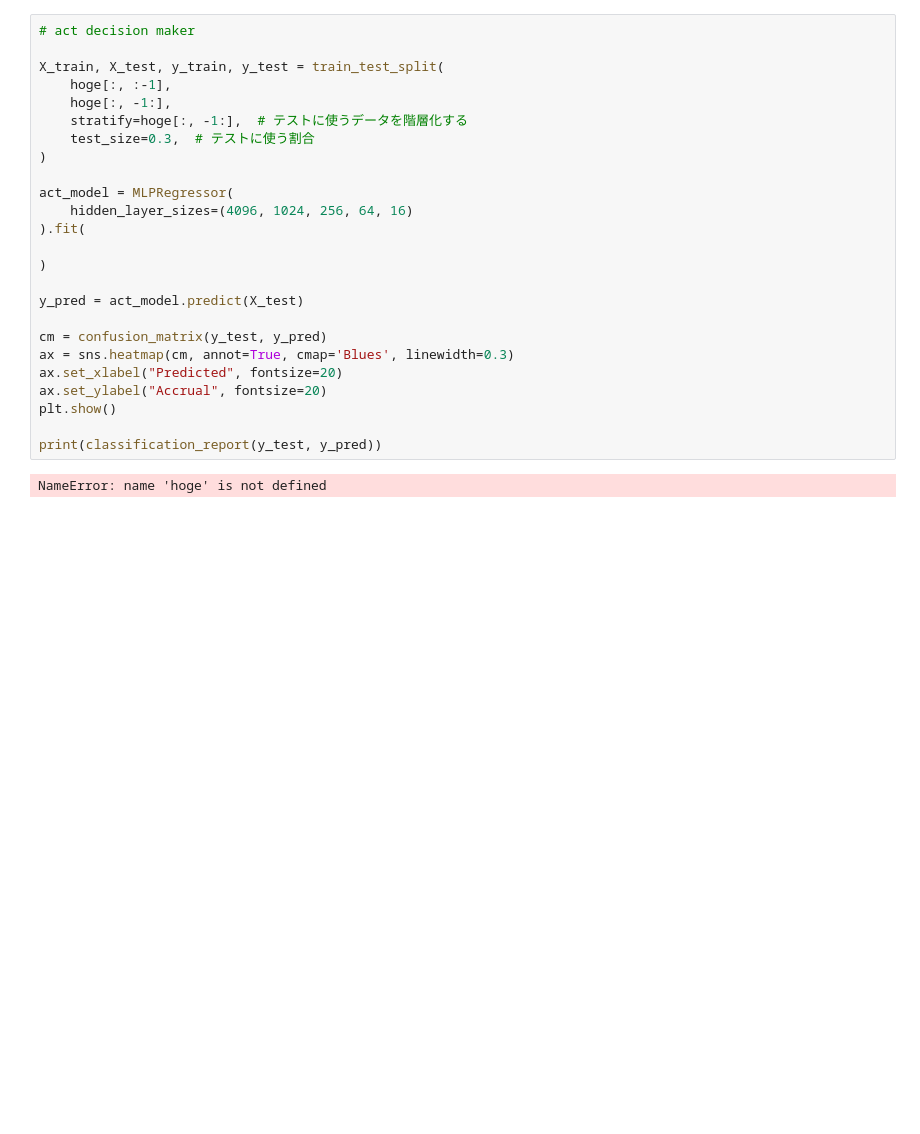
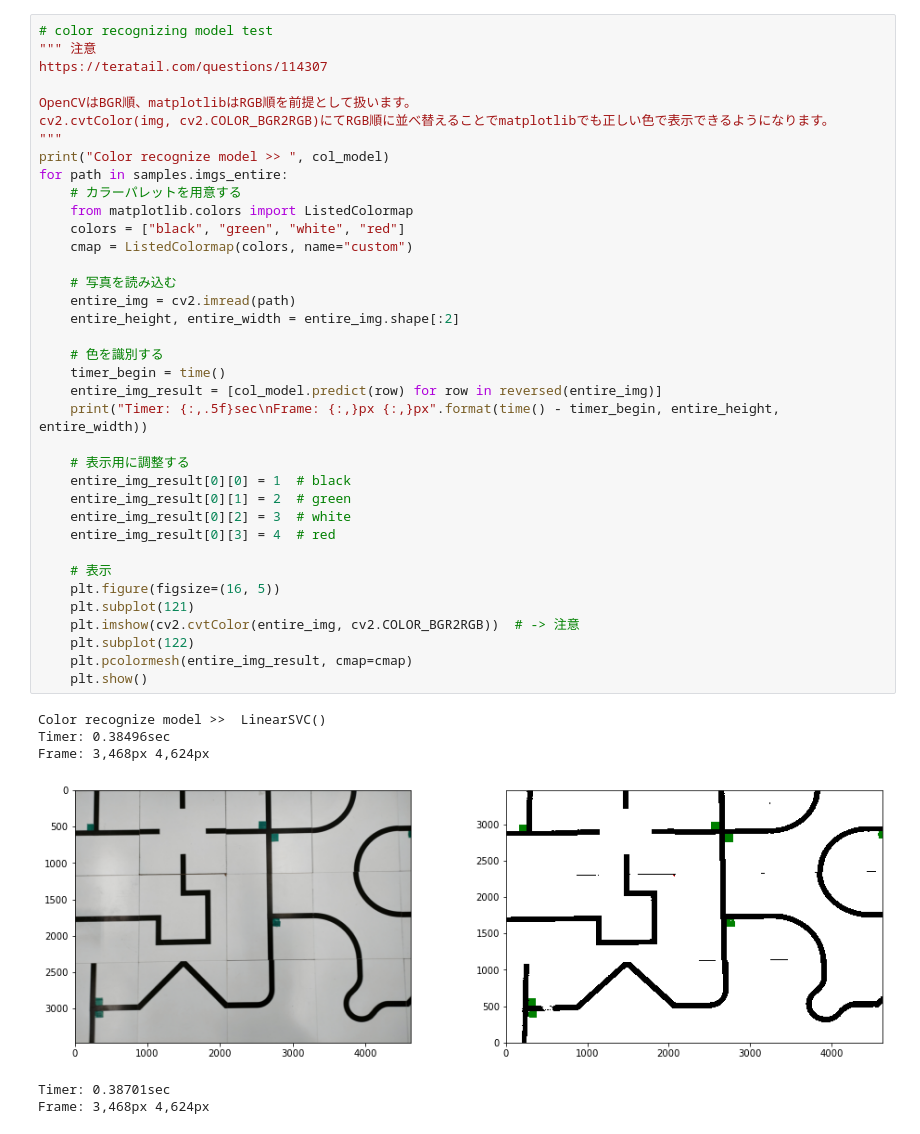
Before and after one commit to hashin2425/RoboCup_Cam, a Jupyter notebook: model_two/make_model.ipynb, the cells around one changed output. Drawn from its saved outputs; the diff is of its cells as text; blank space fills up the shorter version.

```diff
--- a/model_two/make_model.ipynb
+++ b/model_two/make_model.ipynb
@@ -155,27 +138,44 @@ weighted avg       1.00      1.00      1.00    552960
-# %%
-# act decision maker
-
-X_train, X_test, y_train, y_test = train_test_split(
-    hoge[:, :-1],
-    hoge[:, -1:],
-    stratify=hoge[:, -1:],  # テストに使うデータを階層化する
-    test_size=0.3,  # テストに使う割合
-)
-
-act_model = MLPRegressor(
-    hidden_layer_sizes=(4096, 1024, 256, 64, 16)
-).fit(
-
-)
-
-y_pred = act_model.predict(X_test)
-
-cm = confusion_matrix(y_test, y_pred)
-ax = sns.heatmap(cm, annot=True, cmap='Blues', linewidth=0.3)
-ax.set_xlabel("Predicted", fontsize=20)
-ax.set_ylabel("Accrual", fontsize=20)
-plt.show()
-
-print(classification_report(y_test, y_pred))
-# %% [output]
-NameError: name 'hoge' is not defined
+# %%
+# color recognizing model test
+""" 注意
+https://teratail.com/questions/114307
+
+OpenCVはBGR順、matplotlibはRGB順を前提として扱います。
+cv2.cvtColor(img, cv2.COLOR_BGR2RGB)にてRGB順に並べ替えることでmatplotlibでも正しい色で表示できるようになります。
+"""
+print("Color recognize model >> ", col_model)
+for path in samples.imgs_entire:
+    # カラーパレットを用意する
+    from matplotlib.colors import ListedColormap
+    colors = ["black", "green", "white", "red"]
+    cmap = ListedColormap(colors, name="custom")
+
+    # 写真を読み込む
+    entire_img = cv2.imread(path)
+    entire_height, entire_width = entire_img.shape[:2]
+
+    # 色を識別する
+    timer_begin = time()
+    entire_img_result = [col_model.predict(row) for row in reversed(entire_img)]
+    print("Timer: {:,.5f}sec\nFrame: {:,}px {:,}px".format(time() - timer_begin, entire_height, entire_width))
+
+    # 表示用に調整する
+    entire_img_result[0][0] = 1  # black
+    entire_img_result[0][1] = 2  # green
+    entire_img_result[0][2] = 3  # white
+    entire_img_result[0][3] = 4  # red
+
+    # 表示
+    plt.figure(figsize=(16, 5))
+    plt.subplot(121)
+    plt.imshow(cv2.cvtColor(entire_img, cv2.COLOR_BGR2RGB))  # -> 注意
+    plt.subplot(122)
+    plt.pcolormesh(entire_img_result, cmap=cmap)
+    plt.show()
+# %% [output]
+Color recognize model >>  LinearSVC()
+Timer: 0.38496sec
+Frame: 3,468px 4,624px
+[figure, added]
+Timer: 0.38701sec
+Frame: 3,468px 4,624px
```
Also changed, not shown: parts of 7 cells of this notebook.
